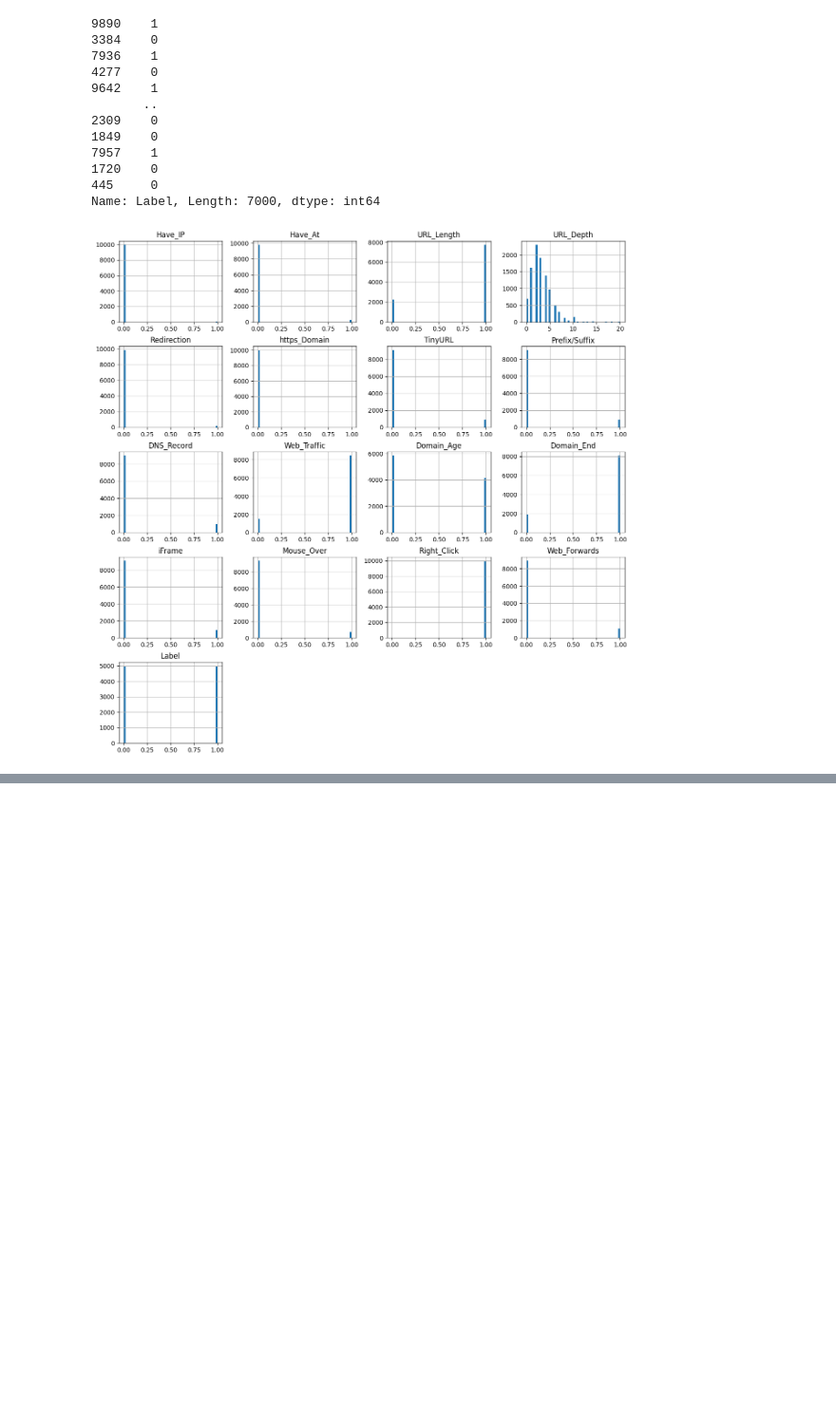
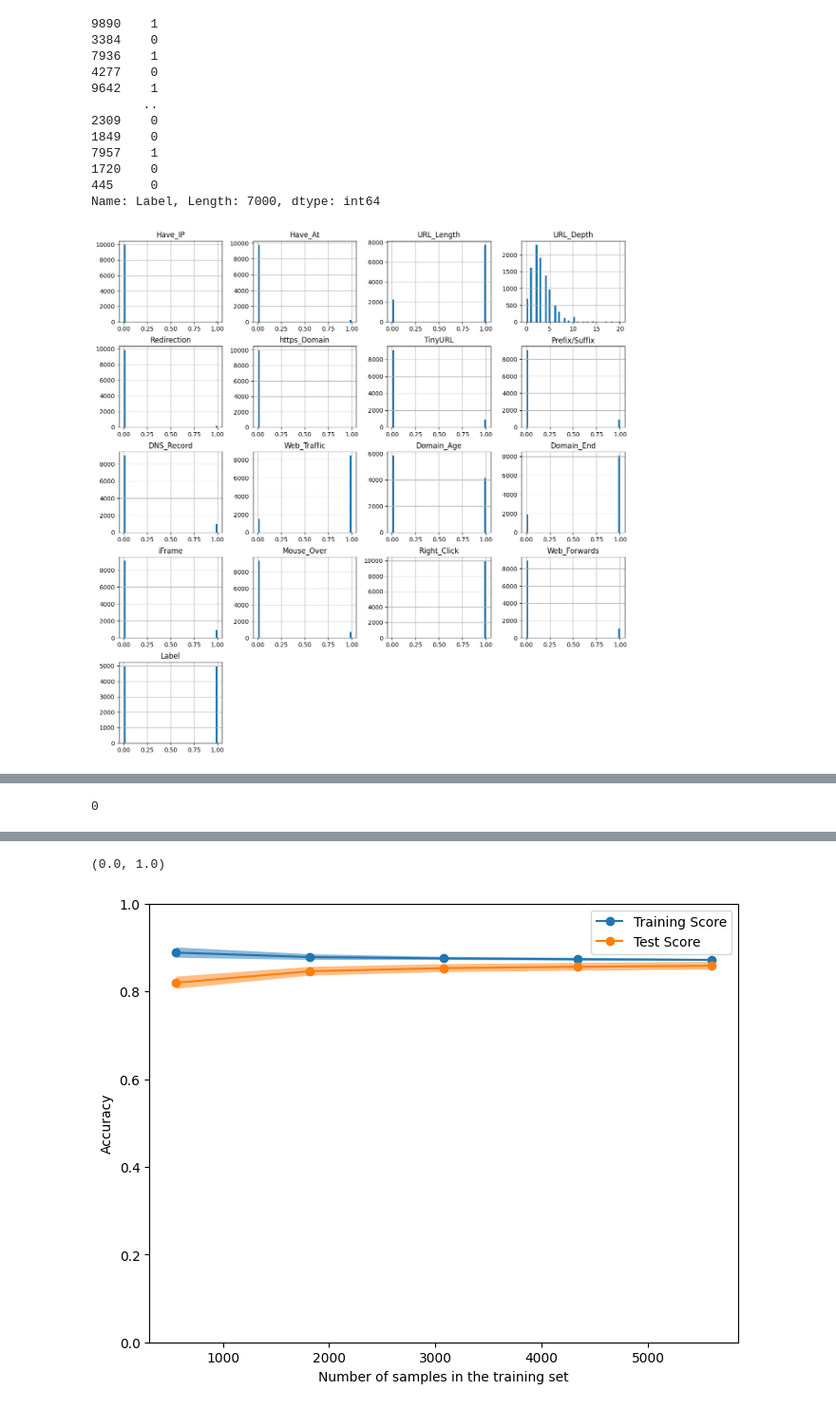
Before and after one commit to 91one/MLLLLL, a Jupyter notebook: ML.ipynb, the cells around one changed output, grey strips where cells are left out. Shown at 95% size. Saved outputs shown, nothing was run; the diff lists cells and outputs as text; code cells hidden in the pictures; blank space fills up the shorter version.

```diff
--- a/ML.ipynb
+++ b/ML.ipynb
@@ -199,0 +267,55 @@ AttributeError: 'GridSearchCV' object has no attribute 'best_params_'
+# %%
+sample = {
+    # "Domain": "olx.pl",
+    "Have_IP": 0,
+    "Have_At": 0,
+    "URL_Length": 1,
+    "URL_Depth": 7,
+    "Redirection": 0,
+    "https_Domain": 0,
+    "TinyURL": 0,
+    "Prefix/Suffix": 0,
+    "DNS_Record": 0,
+    "Web_Traffic": 1,
+    "Domain_Age": 1,
+    "Domain_End": 1,
+    "iFrame": 0,
+    "Mouse_Over": 0,
+    "Right_Click": 1,
+    "Web_Forwards": 0,
+}
+
+sample = pd.DataFrame([sample])
+predicted = predict(sample)
+predicted
+# %% [output]
+0
+# %%
+%%time
+import matplotlib.pyplot as plt
+import numpy as np
+
+from sklearn.model_selection import LearningCurveDisplay, ShuffleSplit
+
+fig, ax = plt.subplots(figsize=(8, 6), sharey=True)
+
+pipeline = create_pipeline()
+pipeline.set_params(**search.best_params_)
+
+LearningCurveDisplay.from_estimator(
+    estimator=pipeline,
+    X=train_data[features],
+    y=train_data[label],
+    train_sizes=np.linspace(0.1, 1.0, 5),
+    cv=ShuffleSplit(n_splits=50, test_size=0.2, random_state=0),
+    score_type="both",
+    line_kw=dict(marker="o"),
+    std_display_style="fill_between",
+    score_name="Accuracy",
+    ax=ax,
+)
+
+handles, label = ax.get_legend_handles_labels()
+ax.legend(handles[:2], ["Training Score", "Test Score"])
+ax.set_ylim(ymin=0, ymax=1)
+# %% [output]
@@ -199,0 +324,2 @@ AttributeError: 'GridSearchCV' object has no attribute 'best_params_'
+(0.0, 1.0)
+[figure, added]
```
Also changed, not shown: parts of 12 cells of this notebook.
